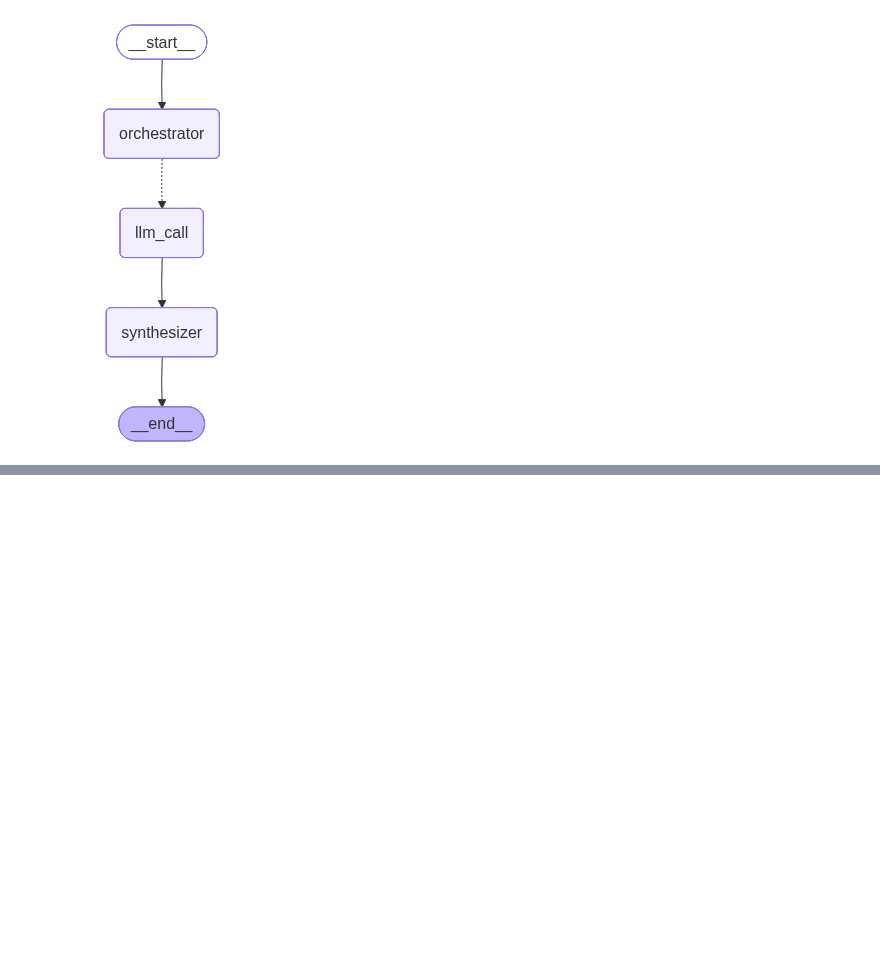
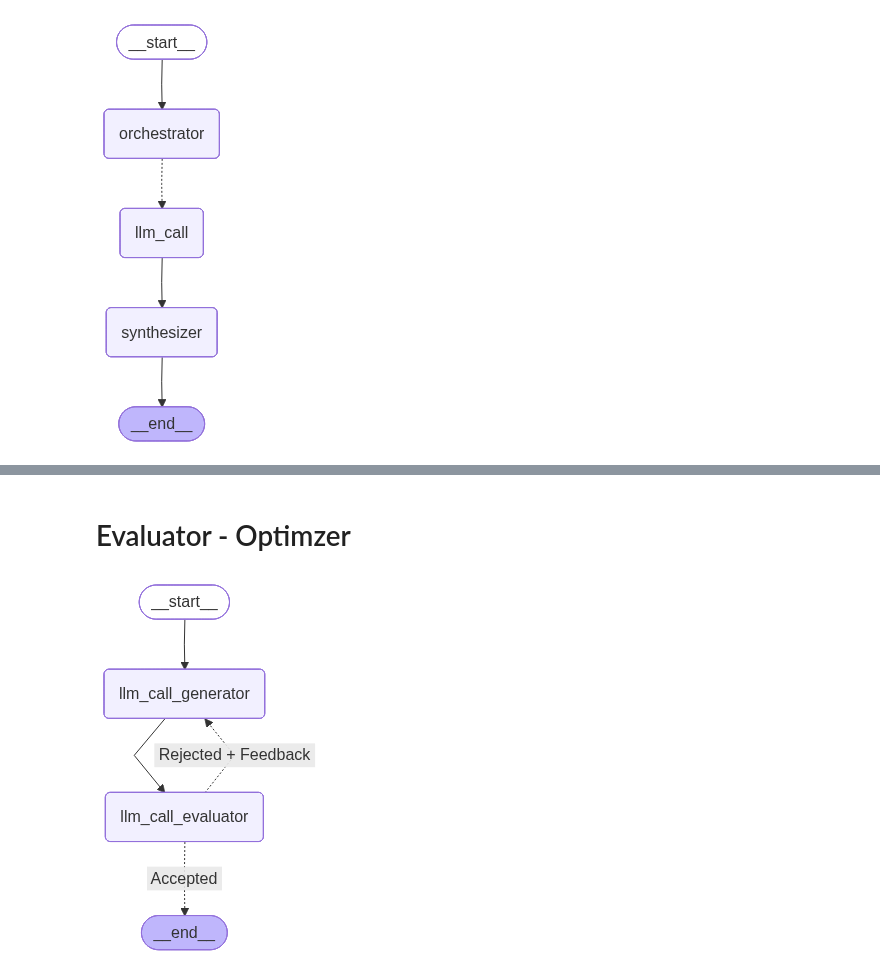
Before and after one commit to BaektotheFuture98/ai_backend_study, a Jupyter notebook: langchain/langchain.ipynb, the cells around one changed output, grey strips where cells are left out. Cells and saved outputs as stored; diff of their text form; code cells hidden in the pictures; blank space fills up the shorter version.

```diff
--- a/langchain/langchain.ipynb
+++ b/langchain/langchain.ipynb
@@ -317,0 +309,21 @@ The relationship between water scarcity and soil health forms a critical feedbac
+# %% [markdown]
+# Evaluator - Optimzer
+# %%
+from pydantic import BaseModel, Field
+from typing import Literal
+
+class Feedback(BaseModel) :
+    grade: Literal["funny", "not funny"] = Field(
+        description = "Decide if the joke is funny or not."
+    )
+    feedback: str = Field(description = "If the joke is not funny, provide feedback on how to improve it.")
+
+evaluator = llm.with_structured_output(Feedback)
+# %%
+from typing_extensions import TypedDict
+# Graph State
+class State(TypedDict):
+    joke: str
+    topic: str
+    feedback: str
+    funny_or_not: str
@@ -317,0 +355,27 @@ The relationship between water scarcity and soil health forms a critical feedbac
+# %%
+from langgraph.graph import StateGraph, START, END
+from IPython.display import Image, display
+# Build workflow
+optimizer_builder = StateGraph(State)
+
+# Add the nodes
+optimizer_builder.add_node("llm_call_generator", llm_call_generator)
+optimizer_builder.add_node("llm_call_evaluator", llm_call_evaluator)
+
+# Add edges to connect nodes
+optimizer_builder.add_edge(START, "llm_call_generator")
+optimizer_builder.add_edge("llm_call_generator", "llm_call_evaluator")
+optimizer_builder.add_conditional_edges(
+    "llm_call_evaluator",
+    route_joke,
+    {"Accepted": END,
+     "Rejected + Feedback": "llm_call_generator"}
+)
+
+# Compile the workflow
+optimizer = optimizer_builder.compile()
+
+# Show the workflow
+display(Image(optimizer.get_graph().draw_mermaid_png()))
+# %% [output]
+[figure, added]
```
Also changed, not shown: parts of 16 cells of this notebook, 2 other files.
